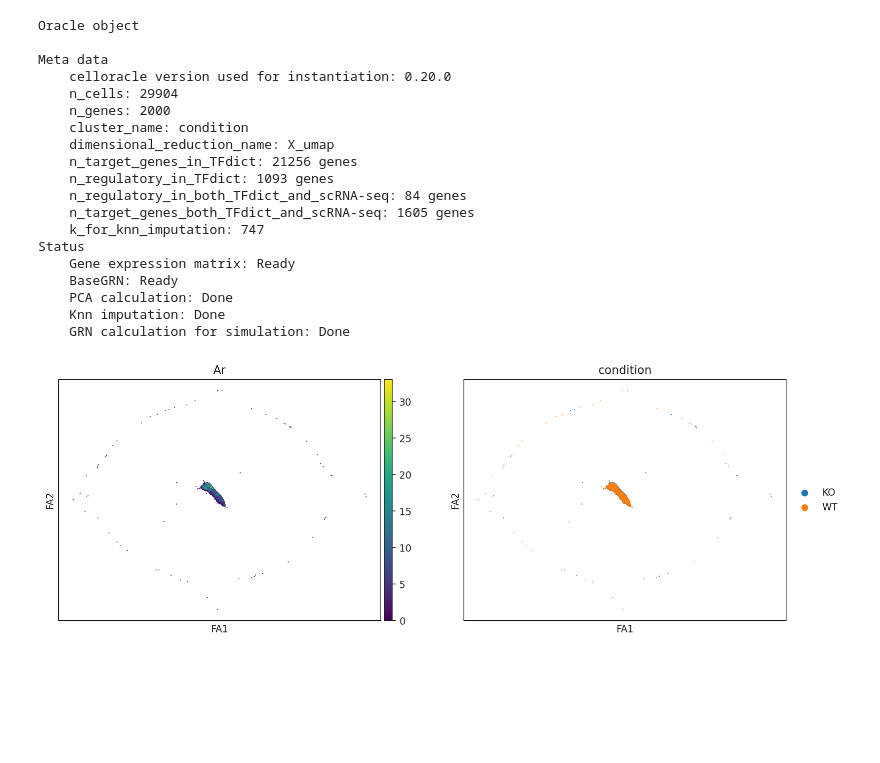
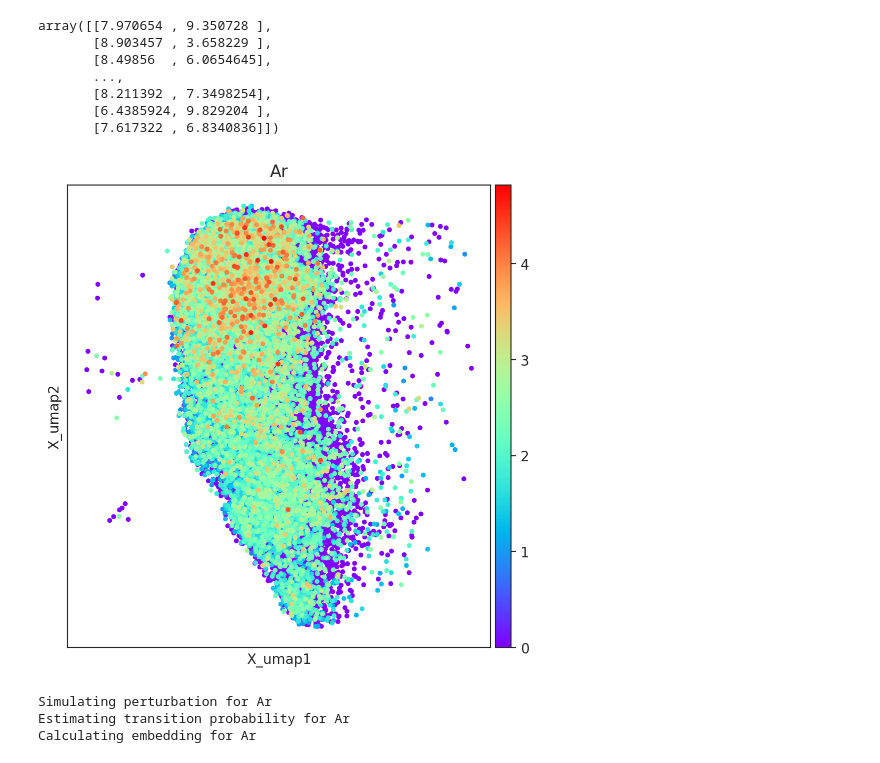
Before and after one commit to sachha-naksha/TA_muscle_ageing, a Jupyter notebook: py_scripts/grn_inference/4_TF_KO_sim.ipynb, the cells around one changed output. Drawn from its saved outputs; the diff is of its cells as text; code cells hidden in the pictures; blank space fills up the shorter version.

```diff
--- a/py_scripts/grn_inference/4_TF_KO_sim.ipynb
+++ b/py_scripts/grn_inference/4_TF_KO_sim.ipynb
@@ -58,24 +59,12 @@ random.seed(42)
 oracle = co.load_hdf5(f"{wd}/out_files/male_type2_fitted.celloracle.oracle")
 #stream_xdr = pd.read_csv("/ocean/projects/cis240075p/asachan/datasets/TA_muscle/ERCC1_KO_mice/integrated_samples/stream_outs/male_traj_fast2b.h5ad", index_col=0) #x,y,leiden,S2_pseudotime
 # %%
-oracle
+oracle.adata.obsm['X_umap']
 # %% [output]
-Oracle object
-
-Meta data
-    celloracle version used for instantiation: 0.20.0
-    n_cells: 29904
-    n_genes: 2000
-    cluster_name: condition
-    dimensional_reduction_name: X_umap
-    n_target_genes_in_TFdict: 21256 genes
-    n_regulatory_in_TFdict: 1093 genes
-    n_regulatory_in_both_TFdict_and_scRNA-seq: 84 genes
-    n_target_genes_both_TFdict_and_scRNA-seq: 1605 genes
-    k_for_knn_imputation: 747
-Status
-    Gene expression matrix: Ready
-    BaseGRN: Ready
-    PCA calculation: Done
-    Knn imputation: Done
-    GRN calculation for simulation: Done
+array([[7.970654 , 9.350728 ],
+       [8.903457 , 3.658229 ],
+       [8.49856  , 6.0654645],
+       ...,
+       [8.211392 , 7.3498254],
+       [6.4385924, 9.829204 ],
+       [7.617322 , 6.8340836]])
@@ -84,27 +71,26 @@ sc.tl.draw_graph(oracle.adata)
-# %%
-# Check gene expression
-goi = "Ar"
-sc.pl.draw_graph(oracle.adata, color=[goi, oracle.cluster_column_name],
-                 layer="counts", use_raw=False, cmap="viridis")
-# %% [output]
-[figure, removed]
 # %%
-oracle.adata = oracle.adata[oracle.adata.obs_names.isin(stream_xdr.index)]
-oracle.adata.obs['S2_pseudotime'] = stream_xdr.loc[oracle.adata.obs_names, 'S2_pseudotime'].values
-oracle.adata.obsm['X_dr'] = stream_xdr.loc[oracle.adata.obs_names, ['x', 'y']].values
-oracle.colorandum = stream_xdr.loc[oracle.adata.obs_names, 'leiden'].values
-oracle.embedding = oracle.adata.obsm['X_dr']
-oracle.adata.obsm['X_umap'] = oracle.adata.obsm['X_dr']
+# oracle.adata = oracle.adata[oracle.adata.obs_names.isin(stream_xdr.index)]
+# oracle.adata.obs['S2_pseudotime'] = stream_xdr.loc[oracle.adata.obs_names, 'S2_pseudotime'].values
+# oracle.adata.obsm['X_dr'] = stream_xdr.loc[oracle.adata.obs_names, ['x', 'y']].values
+# oracle.colorandum = stream_xdr.loc[oracle.adata.obs_names, 'leiden'].values
+# oracle.embedding = oracle.adata.obsm['X_dr']
+# oracle.adata.obsm['X_umap'] = oracle.adata.obsm['X_dr']
 # %%
 # Visualize pseudotime
 fig, ax = plt.subplots(figsize=[6,6])
-sc.pl.embedding(adata=oracle.adata, basis= 'X_dr', ax=ax, cmap="rainbow", color=["S2_pseudotime"],s=50)
+sc.pl.embedding(adata=oracle.adata, basis= 'X_umap', ax=ax, cmap="rainbow", color=["Ar"],s=50)
+# %% [output]
+[figure, added]
 # %%
-goi = 'PAX5'
+goi = 'Ar'
 print(f'Simulating perturbation for {goi}', flush=True)
 oracle.simulate_shift(perturb_condition={goi: 0.0},n_propagation=2) # If kernal crashes increase the memory limit of jupyter notebook
 print(f'Estimating transition probability for {goi}', flush=True)
 oracle.estimate_transition_prob(n_neighbors=750, knn_random=True, sampled_fraction=1) # Get transition probability
 print(f'Calculating embedding for {goi}', flush=True)
 oracle.calculate_embedding_shift(sigma_corr=0.05) # Calculate embedding
+# %% [output]
+Simulating perturbation for Ar
+Estimating transition probability for Ar
+Calculating embedding for Ar
 # %%
```
Also changed, not shown: parts of 8 cells of this notebook, 1 other file.
